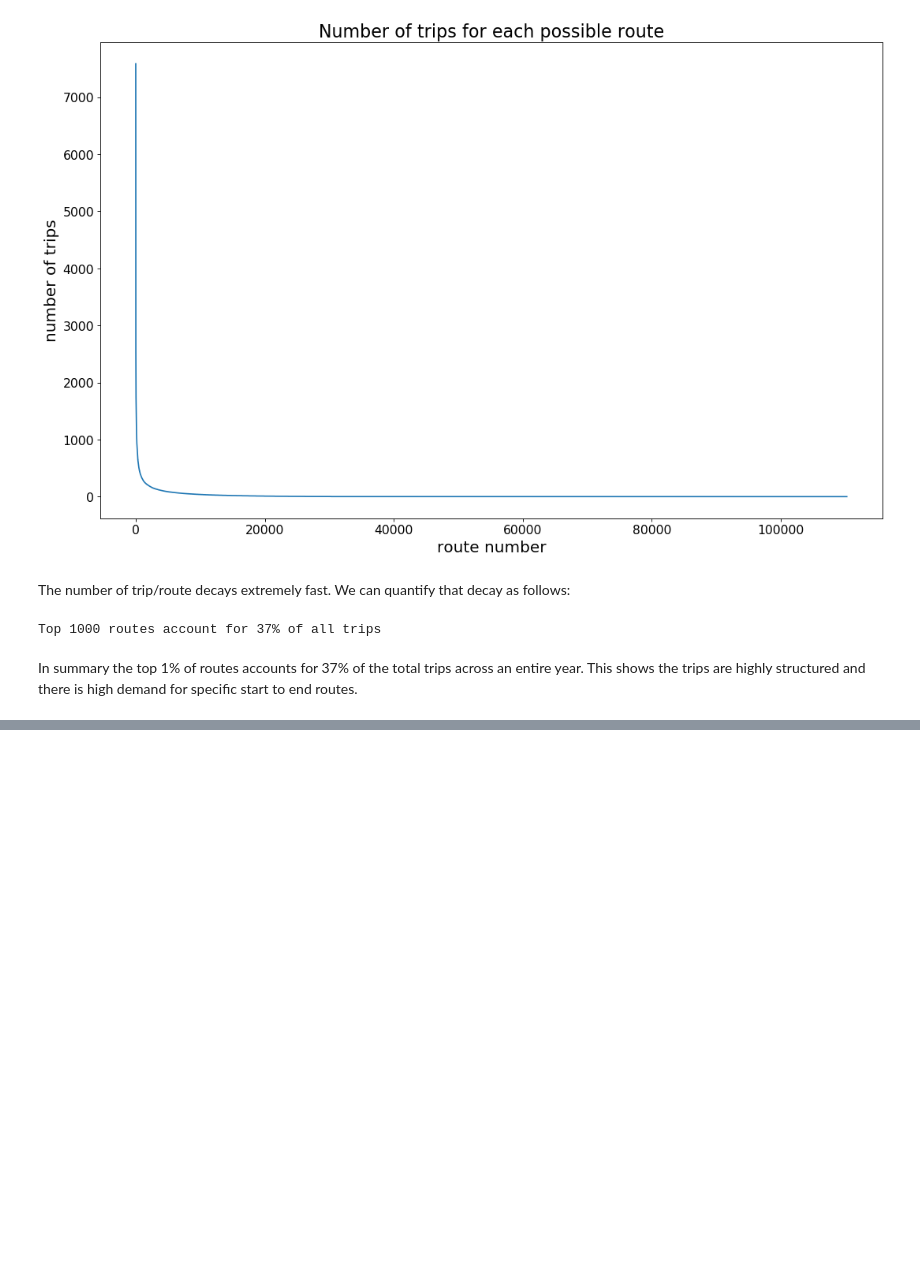
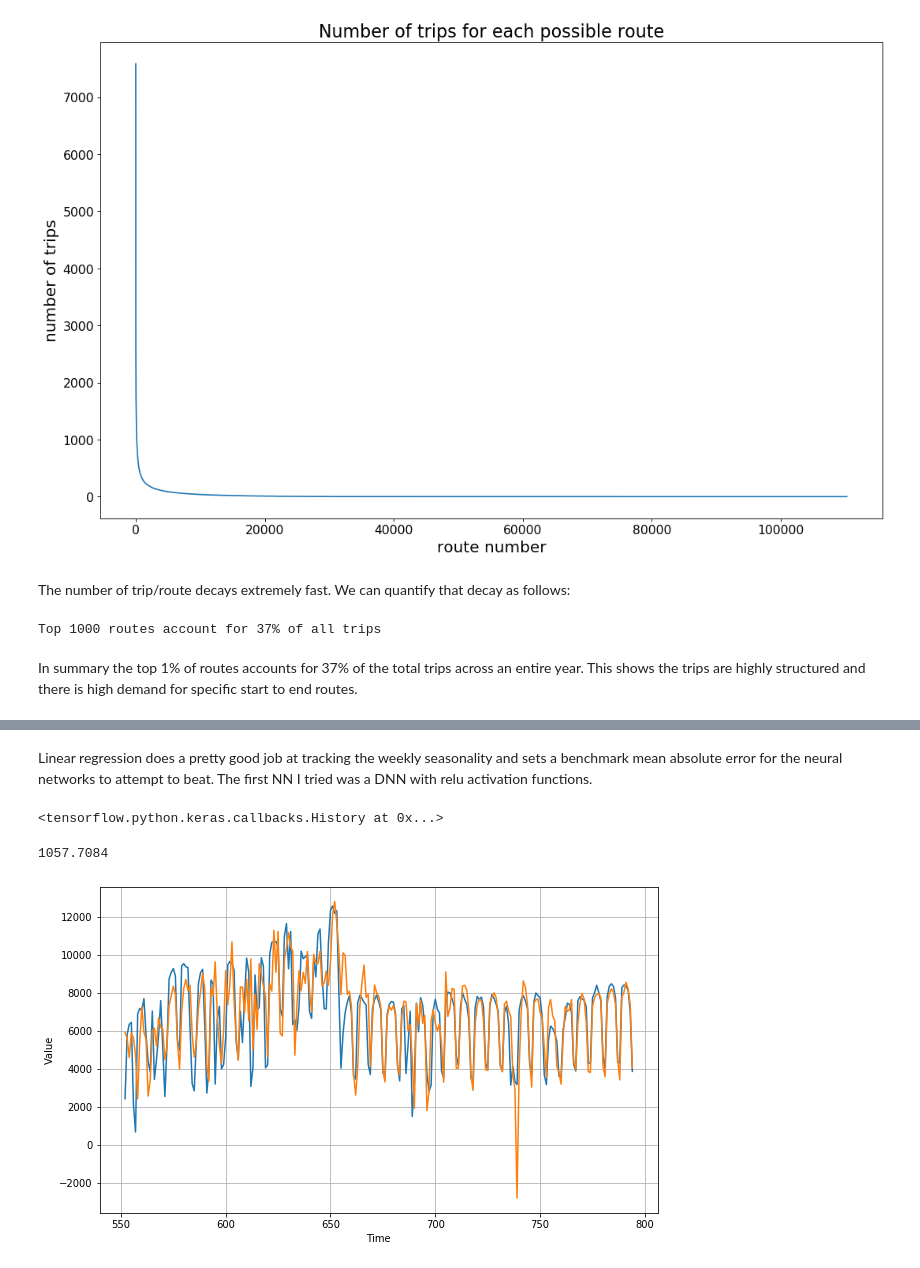
Before and after one commit to diogorpeixoto/lyftbaywheels, a Jupyter notebook: Lyft_Bay_Wheels.ipynb, the cells around one changed output, grey strips where cells are left out. Saved outputs shown, nothing was run; the diff lists cells and outputs as text; code cells hidden in the pictures; blank space fills up the shorter version.

Commit message:
Annotated forecasting section

```diff
--- a/Lyft_Bay_Wheels.ipynb
+++ b/Lyft_Bay_Wheels.ipynb
@@ -697,6 +703,6 @@ l0 = tf.keras.layers.Dense(1, input_shape=[window_size_real])
 model = tf.keras.models.Sequential([l0])
 
 model.compile(loss="mse", optimizer=tf.keras.optimizers.Adam())
-model.fit(dataset_real,epochs=100,verbose=1)
+model.fit(dataset_real,epochs=100,verbose=0)
 
 print("Layer weights {}".format(l0.get_weights()))
@@ -729,26 +753,34 @@ tf.keras.metrics.mean_absolute_error(x_valid_real, results_real_rescaled).numpy(
+# %% [markdown]
+Linear regression does a pretty good job at tracking the weekly seasonality and sets a benchmark mean absolute error for the neural networks to attempt to beat. The first NN I tried was a DNN with relu activation functions.
 # %%
-#Can NN beat simple forecasting analyses (different flavors from basic next day prediction to Linear Regression)? Play with window size
+#Can NN beat simple forecasting analyses (Linear Regression)?
 model = tf.keras.models.Sequential([
     tf.keras.layers.Dense(10, input_shape=[window_size_real], activation="relu"),
     tf.keras.layers.Dense(10, activation="relu"),
-    tf.keras.layers.Dense(1)
-])
+    tf.keras.layers.Dense(1)])
 
 model.compile(loss="mse", optimizer=tf.keras.optimizers.Adam())
-model.fit(dataset_real,epochs=500,verbose=1)
+model.fit(dataset_real,epochs=100,verbose=0)
+# %% [output]
+<tensorflow.python.keras.callbacks.History at 0x...>
 # %%
 forecast = []
 
 for time in range(len(full_series) - window_size_real):
     forecast.append(model.predict(full_series_z[time:time + window_size_real][np.newaxis]))
 
 forecast_real = forecast[split_time_real-window_size_real:]
 results_real = np.array(forecast_real)[:, 0, 0]
 
-
 plt.figure(figsize=(10, 6))
 
-plot_series(time_valid_real, x_valid_real_z)
-plot_series(time_valid_real, results_real)
+results_real_rescaled = results_real*full_series_std
+results_real_rescaled = results_real_rescaled + full_series_mean
 
-tf.keras.metrics.mean_absolute_error(x_valid_real_z, results_real).numpy()
+plot_series(time_valid_real, x_valid_real)
+plot_series(time_valid_real, results_real_rescaled)
+
+tf.keras.metrics.mean_absolute_error(x_valid_real, results_real_rescaled).numpy()
+# %% [output]
+1057.7084
+[figure, added]
```
Also changed, not shown: parts of 15 cells of this notebook.
